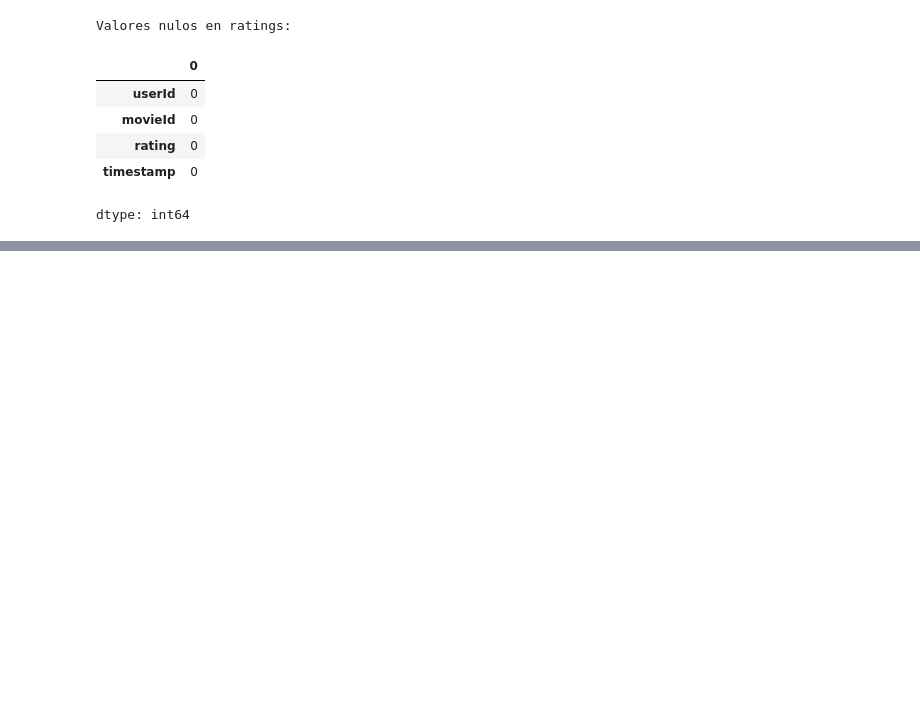
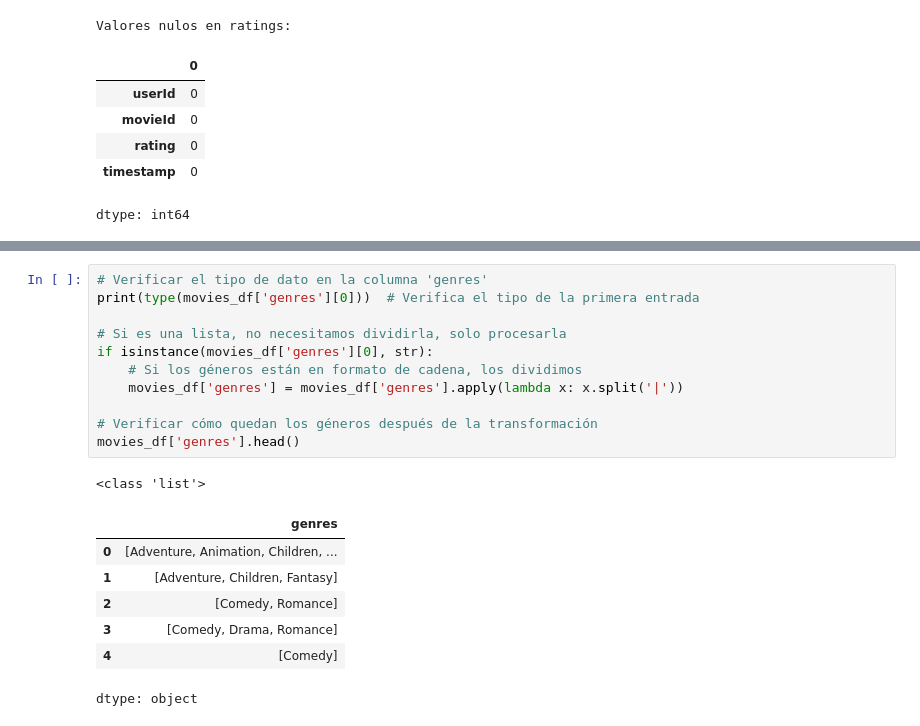
Before and after one commit to yackelineql/MarketingprojectG8, a Jupyter notebook: b_exploración_limpieza.ipynb, the cells around one changed output, grey strips where cells are left out. Cells and saved outputs as stored; diff of their text form; blank space fills up the shorter version.

```diff
--- a/b_exploración_limpieza.ipynb
+++ b/b_exploración_limpieza.ipynb
@@ -107,0 +140,20 @@ dtype: int64
+# %%
+# Verificar el tipo de dato en la columna 'genres'
+print(type(movies_df['genres'][0]))  # Verifica el tipo de la primera entrada
+
+# Si es una lista, no necesitamos dividirla, solo procesarla
+if isinstance(movies_df['genres'][0], str):
+    # Si los géneros están en formato de cadena, los dividimos
+    movies_df['genres'] = movies_df['genres'].apply(lambda x: x.split('|'))
+
+# Verificar cómo quedan los géneros después de la transformación
+movies_df['genres'].head()
+# %% [output]
+<class 'list'>
+|  | genres |
+| 0 | [Adventure, Animation, Children, ... |
+| 1 | [Adventure, Children, Fantasy] |
+| 2 | [Comedy, Romance] |
+| 3 | [Comedy, Drama, Romance] |
+| 4 | [Comedy] |
+dtype: object
```
Also changed, not shown: parts of 7 cells of this notebook.
